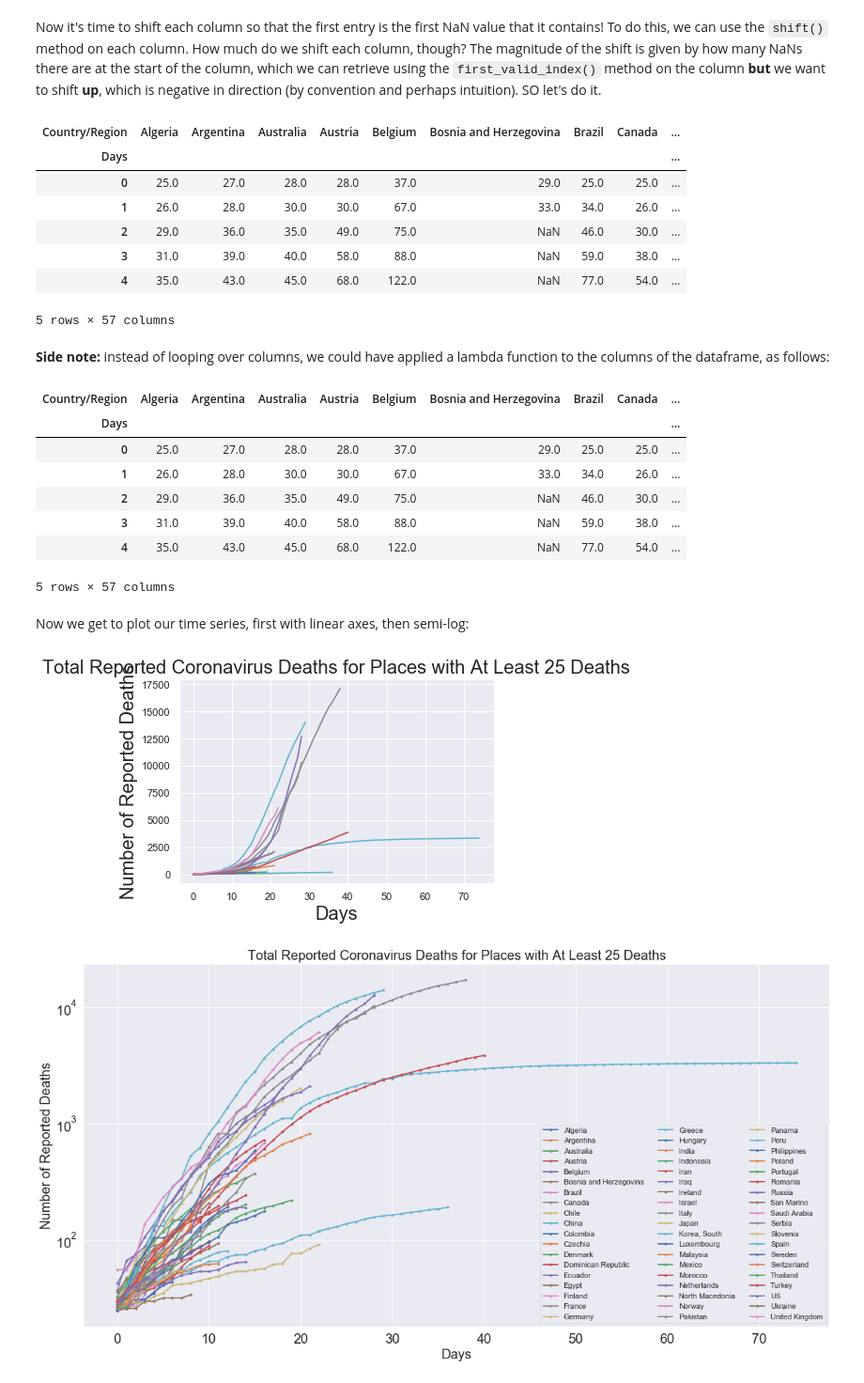
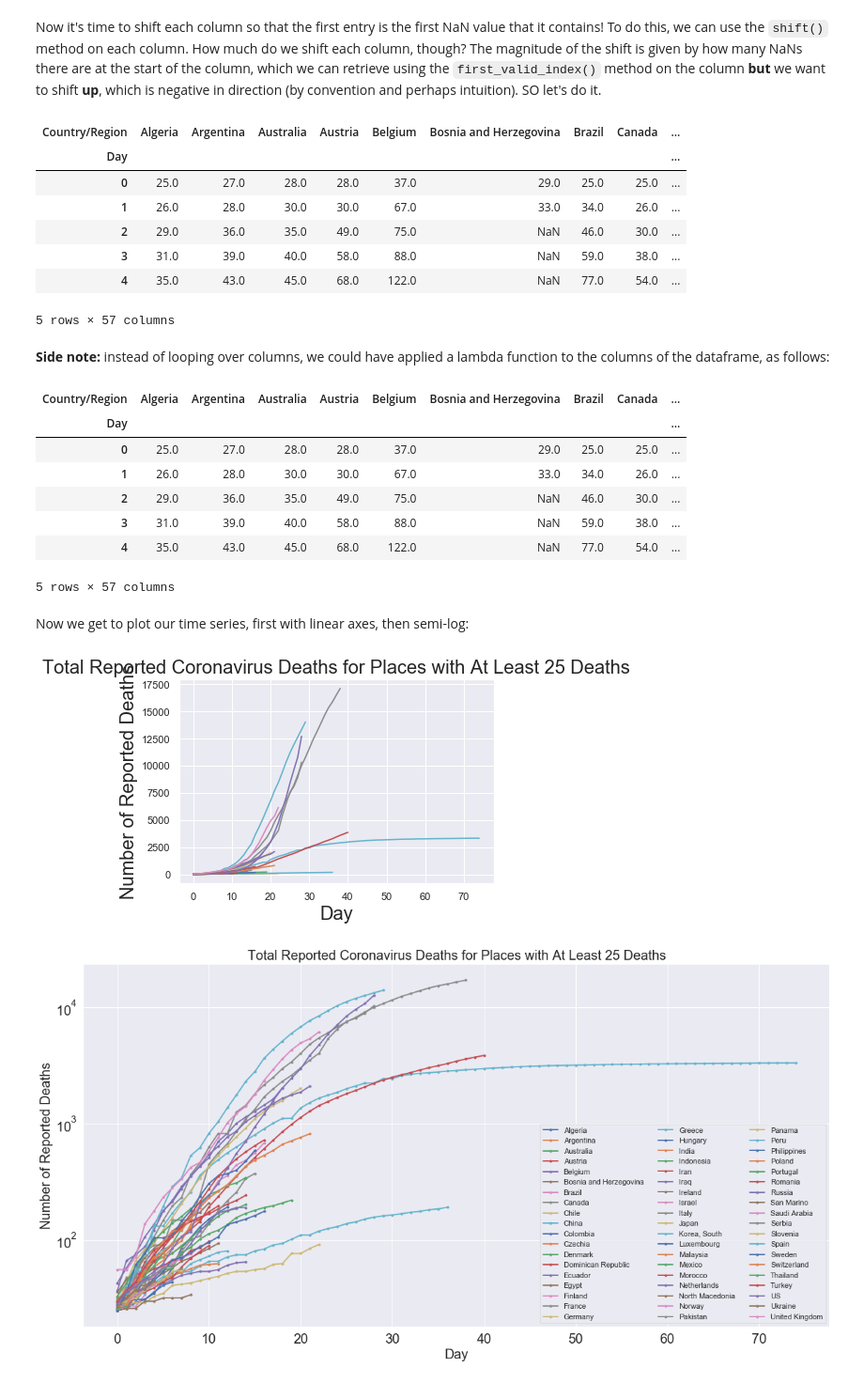
Before and after one commit to boratonAJ/WQU-ML_PROJECT, a Jupyter notebook: jupyter_notebooks/WQU-COVID-19-EDA.ipynb, the cells around one changed output. Shown at 94% size. Drawn from its saved outputs; the diff is of its cells as text; code cells hidden in the pictures.

```diff
--- a/jupyter_notebooks/WQU-COVID-19-EDA.ipynb
+++ b/jupyter_notebooks/WQU-COVID-19-EDA.ipynb
@@ -539,7 +539,7 @@ deaths_country.tail()
 # %%
 # sort index, drop date column
 deaths_country_drop = deaths_country.sort_index().reset_index(drop=True)
-deaths_country_drop.index.rename('Days', inplace=True)
+deaths_country_drop.index.rename('Day', inplace=True)
 deaths_country_drop
 # %% [output]
 | Country/Region | Algeria | Argentina | Australia | Austria | Belgium | Bosnia and Herzegovina | Brazil | Canada | ... |
@@ -567,7 +567,7 @@ for col in deaths_country_drop.columns:
 deaths_country_drop.head()
 # %% [output]
 | Country/Region | Algeria | Argentina | Australia | Austria | Belgium | Bosnia and Herzegovina | Brazil | Canada | ... |
-| Days |  |  |  |  |  |  |  |  | ... |
+| Day |  |  |  |  |  |  |  |  | ... |
 | 0 | 25.0 | 27.0 | 28.0 | 28.0 | 37.0 | 29.0 | 25.0 | 25.0 | ... |
 | 1 | 26.0 | 28.0 | 30.0 | 30.0 | 67.0 | 33.0 | 34.0 | 26.0 | ... |
 | 2 | 29.0 | 36.0 | 35.0 | 49.0 | 75.0 | NaN | 46.0 | 30.0 | ... |
@@ -582,7 +582,7 @@ deaths_country_shift = deaths_country_drop.apply(lambda x: x.shift(-x.first_vali
 deaths_country_shift.head()
 # %% [output]
 | Country/Region | Algeria | Argentina | Australia | Austria | Belgium | Bosnia and Herzegovina | Brazil | Canada | ... |
-| Days |  |  |  |  |  |  |  |  | ... |
+| Day |  |  |  |  |  |  |  |  | ... |
 | 0 | 25.0 | 27.0 | 28.0 | 28.0 | 37.0 | 29.0 | 25.0 | 25.0 | ... |
 | 1 | 26.0 | 28.0 | 30.0 | 30.0 | 67.0 | 33.0 | 34.0 | 26.0 | ... |
 | 2 | 29.0 | 36.0 | 35.0 | 49.0 | 75.0 | NaN | 46.0 | 30.0 | ... |
@@ -594,11 +594,11 @@ Now we get to plot our time series, first with linear axes, then semi-log:
 # %%
 # Plot time series
 plt.plot(deaths_country_drop);
-plt.xlabel('Days', fontsize=20);
+plt.xlabel('Day', fontsize=20);
 plt.ylabel('Number of Reported Deaths', fontsize=20);
 plt.title('Total Reported Coronavirus Deaths for Places with At Least 25 Deaths', fontsize=20);
 # %% [output]
-[figure, old version]
+[figure, new version]
 # %%
 # Plot semi log time series
 deaths_country_drop.plot(figsize=(20,10), linewidth=2, marker='.', fontsize=20, logy=True);
```
Also changed, not shown: parts of 18 cells of this notebook.
